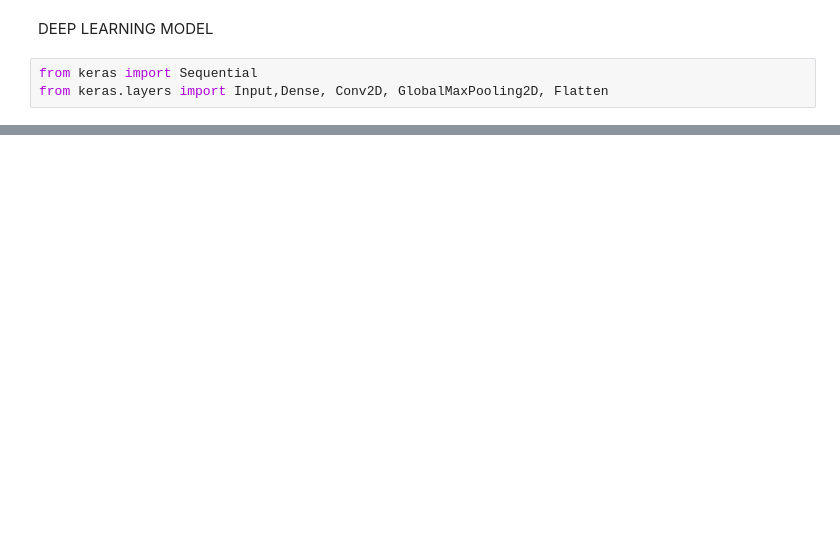
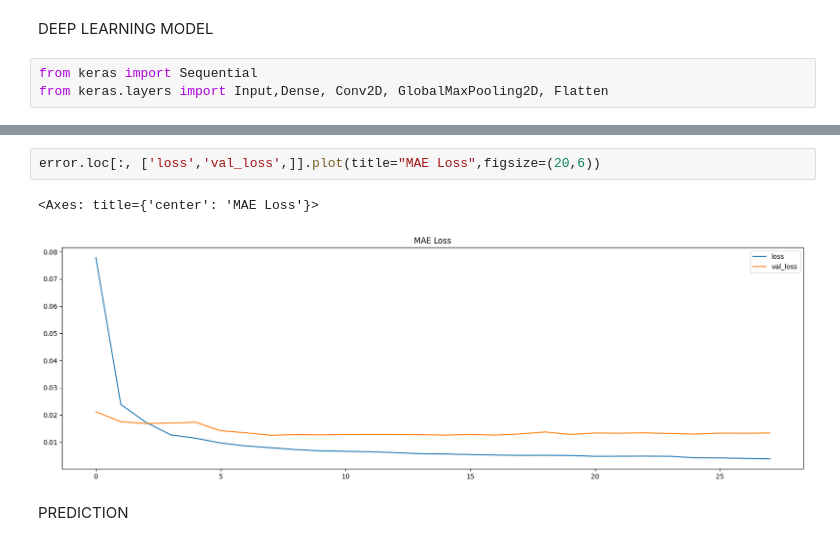
Before and after one commit to sumanbhattarai58/Deep_learning_projects, a Jupyter notebook: house_price_prediction.ipynb, the cells around one changed output, grey strips where cells are left out. Saved outputs shown, nothing was run; the diff lists cells and outputs as text; blank space fills up the shorter version.

```diff
--- a/house_price_prediction.ipynb
+++ b/house_price_prediction.ipynb
@@ -410,0 +497,7 @@ You must install pydot (`pip install pydot`) for `plot_model` to work.
+# %%
+error.loc[:, ['loss','val_loss',]].plot(title="MAE Loss",figsize=(20,6))
+# %% [output]
+<Axes: title={'center': 'MAE Loss'}>
+[figure, added]
+# %% [markdown]
+PREDICTION
```
Also changed, not shown: parts of 24 cells of this notebook.
